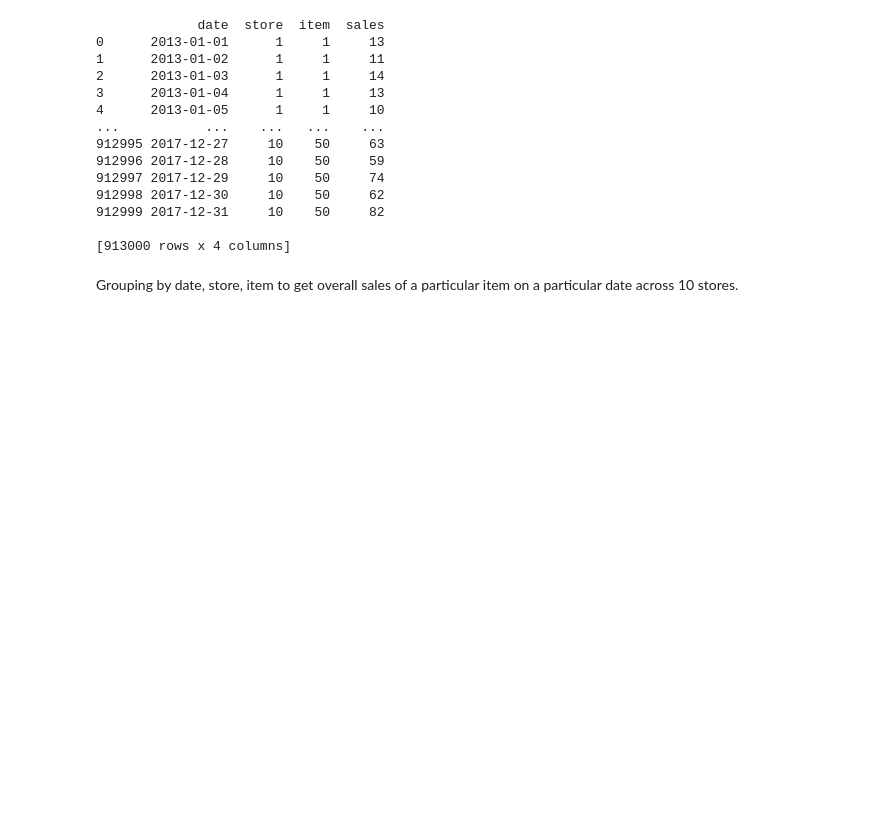
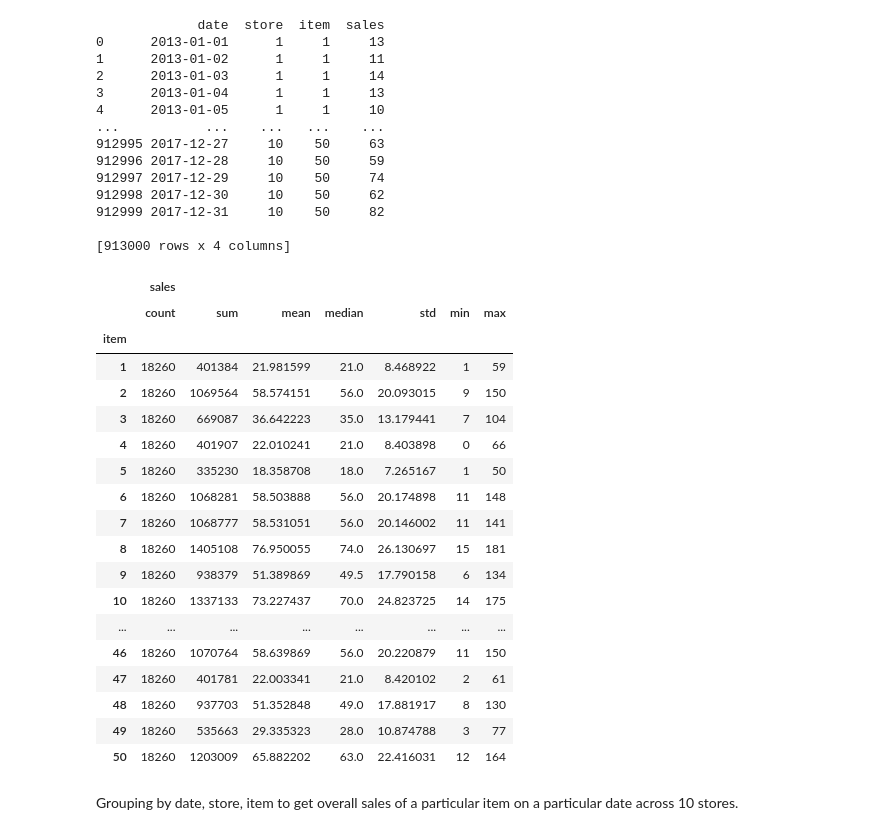
Before and after one commit to Harish-aditya/Inventory_forecasting, a Jupyter notebook: inventoryforecasting.ipynb, the cells around one changed output. Saved outputs shown, nothing was run; the diff lists cells and outputs as text; code cells hidden in the pictures; blank space fills up the shorter version.

```diff
--- a/inventoryforecasting.ipynb
+++ b/inventoryforecasting.ipynb
@@ -74,5 +74,27 @@ print(df)
 912999 2017-12-31     10    50     82
 
 [913000 rows x 4 columns]
+# %%
+df.groupby(["item"]).agg({"sales": ["count","sum", "mean", "median", "std", "min", "max"]})
+# %% [output]
+|  | sales |  |  |  |  |  |  |
+|  | count | sum | mean | median | std | min | max |
+| item |  |  |  |  |  |  |  |
+| 1 | 18260 | 401384 | 21.981599 | 21.0 | 8.468922 | 1 | 59 |
+| 2 | 18260 | 1069564 | 58.574151 | 56.0 | 20.093015 | 9 | 150 |
+| 3 | 18260 | 669087 | 36.642223 | 35.0 | 13.179441 | 7 | 104 |
+| 4 | 18260 | 401907 | 22.010241 | 21.0 | 8.403898 | 0 | 66 |
+| 5 | 18260 | 335230 | 18.358708 | 18.0 | 7.265167 | 1 | 50 |
+| 6 | 18260 | 1068281 | 58.503888 | 56.0 | 20.174898 | 11 | 148 |
+| 7 | 18260 | 1068777 | 58.531051 | 56.0 | 20.146002 | 11 | 141 |
+| 8 | 18260 | 1405108 | 76.950055 | 74.0 | 26.130697 | 15 | 181 |
+| 9 | 18260 | 938379 | 51.389869 | 49.5 | 17.790158 | 6 | 134 |
+| 10 | 18260 | 1337133 | 73.227437 | 70.0 | 24.823725 | 14 | 175 |
+| ... | ... | ... | ... | ... | ... | ... | ... |
+| 46 | 18260 | 1070764 | 58.639869 | 56.0 | 20.220879 | 11 | 150 |
+| 47 | 18260 | 401781 | 22.003341 | 21.0 | 8.420102 | 2 | 61 |
+| 48 | 18260 | 937703 | 51.352848 | 49.0 | 17.881917 | 8 | 130 |
+| 49 | 18260 | 535663 | 29.335323 | 28.0 | 10.874788 | 3 | 77 |
+| 50 | 18260 | 1203009 | 65.882202 | 63.0 | 22.416031 | 12 | 164 |
 # %% [markdown]
 Grouping by date, store, item to get overall sales of a particular item on a particular date across 10 stores.
```
Also changed, not shown: parts of 13 cells of this notebook.
